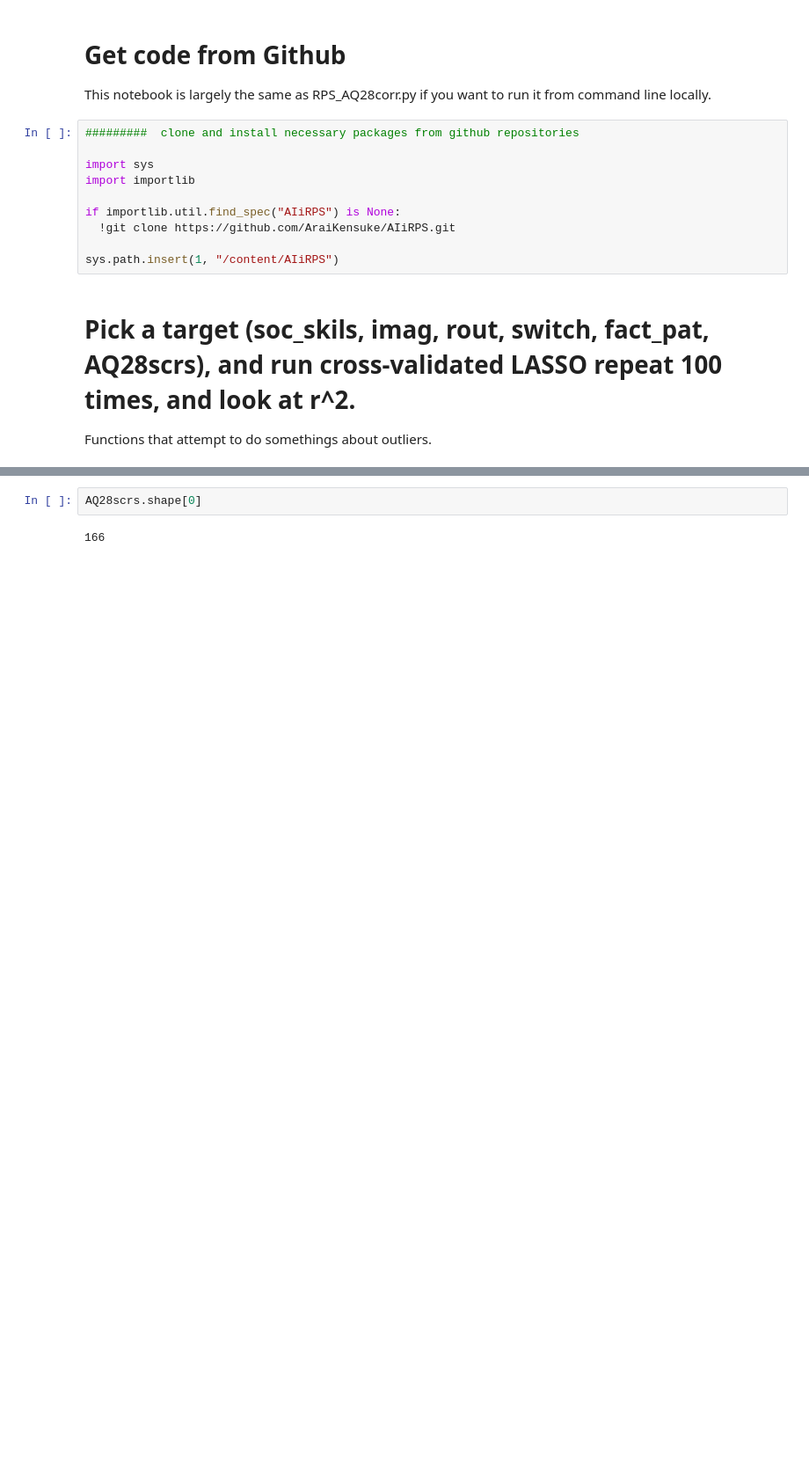
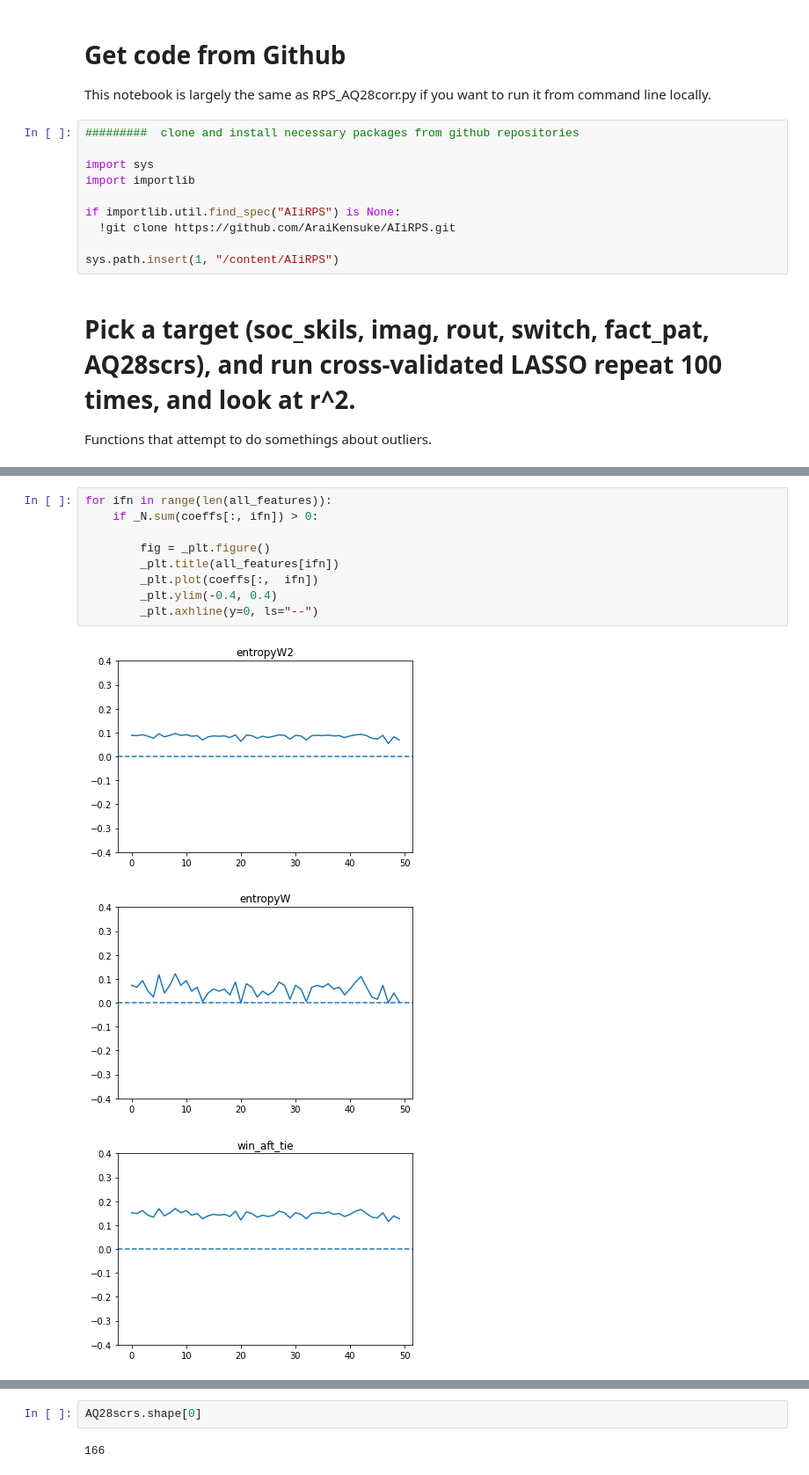
Before and after one commit to AraiKensuke/AIiRPS, a Jupyter notebook: LASSO_AQshort.ipynb, the cells around one changed output, grey strips where cells are left out. Shown at 88% size. Cells and saved outputs as stored; diff of their text form; blank space fills up the shorter version.

```diff
--- a/LASSO_AQshort.ipynb
+++ b/LASSO_AQshort.ipynb
@@ -134,0 +134,13 @@ len(ths)
+# %%
+for ifn in range(len(all_features)):
+    if _N.sum(coeffs[:, ifn]) > 0:
+
+        fig = _plt.figure()
+        _plt.title(all_features[ifn])
+        _plt.plot(coeffs[:,  ifn])
+        _plt.ylim(-0.4, 0.4)
+        _plt.axhline(y=0, ls="--")
+# %% [output]
+[figure, added]
+[figure, added]
+[figure, added]
```
Also changed, not shown: parts of 6 cells of this notebook.
